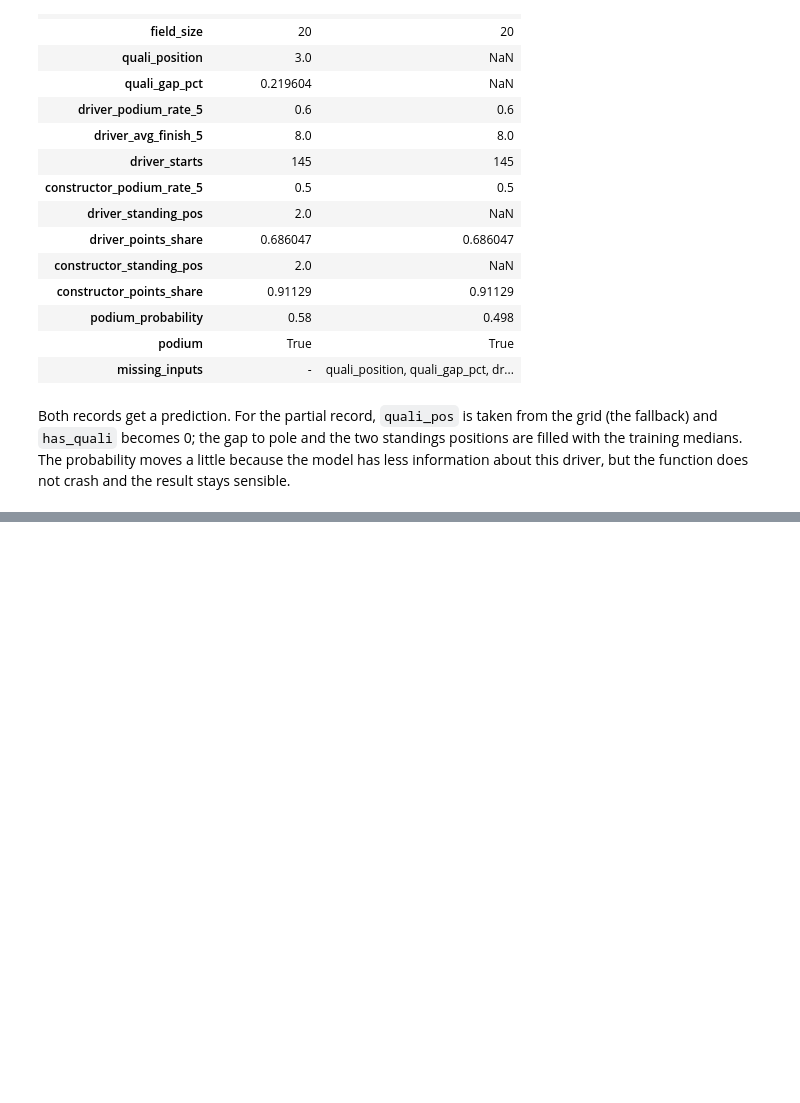
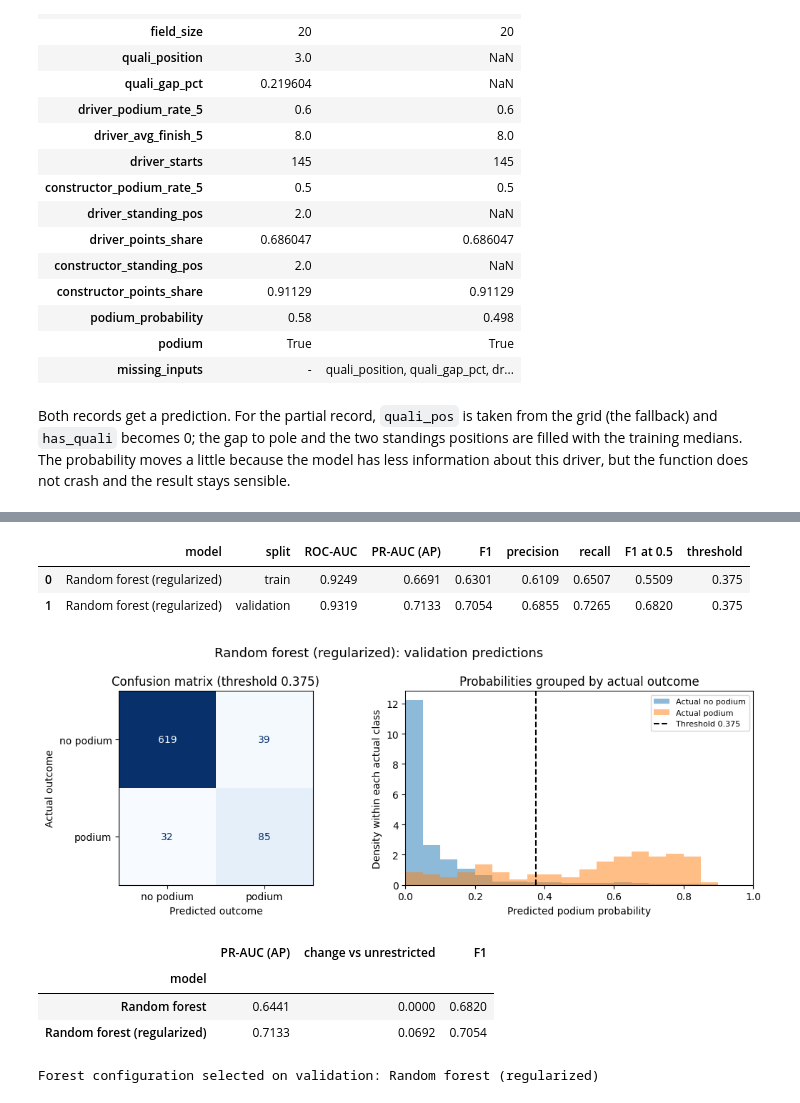
Before and after one commit to mahmoud-hatem-zaky/team47-acl-prodium-prediction, a Jupyter notebook: notebooks/f1-podium-prediction-milestone-1-team-47.ipynb, the cells around one changed output, grey strips where cells are left out. Drawn from its saved outputs; the diff is of its cells as text; code cells hidden in the pictures; blank space fills up the shorter version.

```diff
--- a/notebooks/f1-podium-prediction-milestone-1-team-47.ipynb
+++ b/notebooks/f1-podium-prediction-milestone-1-team-47.ipynb
@@ -1280,0 +1499,28 @@ and the result stays sensible.
+# %%
+m4_regularized_forest = clone(m4_forest).set_params(model__max_depth=8, model__min_samples_leaf=5)
+m4_regularized_forest.fit(TR[ALL_FEATURES], TR[TARGET])
+record_attempt('Random forest (regularized)', m4_regularized_forest,
+               '200 trees; maximum depth 8; minimum leaf size 5')
+
+m4_forest_comparison = pd.DataFrame(m4_attempt_rows)
+m4_forest_comparison = m4_forest_comparison[
+    (m4_forest_comparison['split'] == 'validation') &
+    m4_forest_comparison['model'].isin(['Random forest', 'Random forest (regularized)'])
+].set_index('model')
+m4_forest_comparison['change vs unrestricted'] = (
+    m4_forest_comparison['PR-AUC (AP)'] - m4_forest_comparison.loc['Random forest', 'PR-AUC (AP)'])
+display(m4_forest_comparison[['PR-AUC (AP)', 'change vs unrestricted', 'F1']].round(4))
+m4_selected_forest = max(['Random forest', 'Random forest (regularized)'], key=lambda name: (
+    m4_forest_comparison.loc[name, 'PR-AUC (AP)'],
+    m4_forest_comparison.loc[name, 'F1'], name == 'Random forest (regularized)'))
+print('Forest configuration selected on validation:', m4_selected_forest)
+# %% [output]
+|  | model | split | ROC-AUC | PR-AUC (AP) | F1 | precision | recall | F1 at 0.5 | threshold |
+| 0 | Random forest (regularized) | train | 0.9249 | 0.6691 | 0.6301 | 0.6109 | 0.6507 | 0.5509 | 0.375 |
+| 1 | Random forest (regularized) | validation | 0.9319 | 0.7133 | 0.7054 | 0.6855 | 0.7265 | 0.6820 | 0.375 |
+[figure, added]
+|  | PR-AUC (AP) | change vs unrestricted | F1 |
+| model |  |  |  |
+| Random forest | 0.6441 | 0.0000 | 0.6820 |
+| Random forest (regularized) | 0.7133 | 0.0692 | 0.7054 |
+Forest configuration selected on validation: Random forest (regularized)
```
Also changed, not shown: parts of 25 cells of this notebook.
